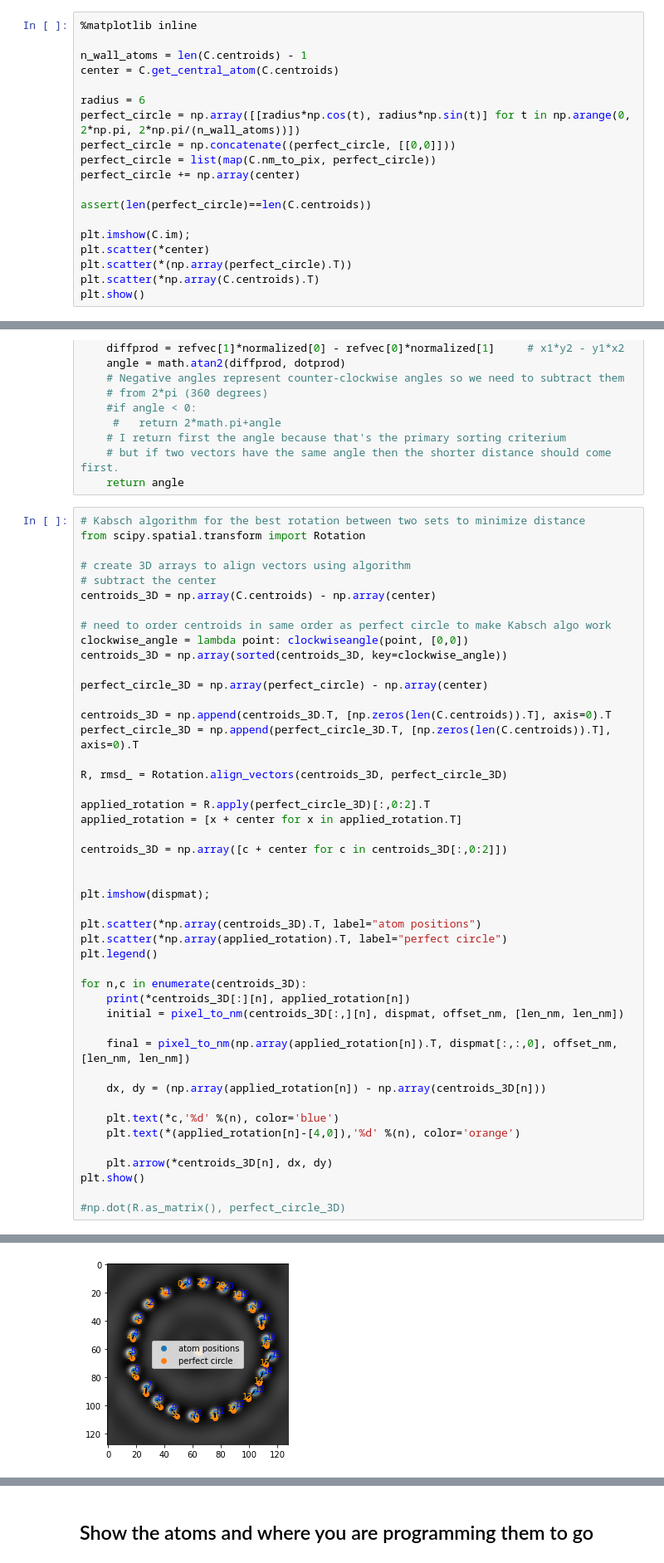
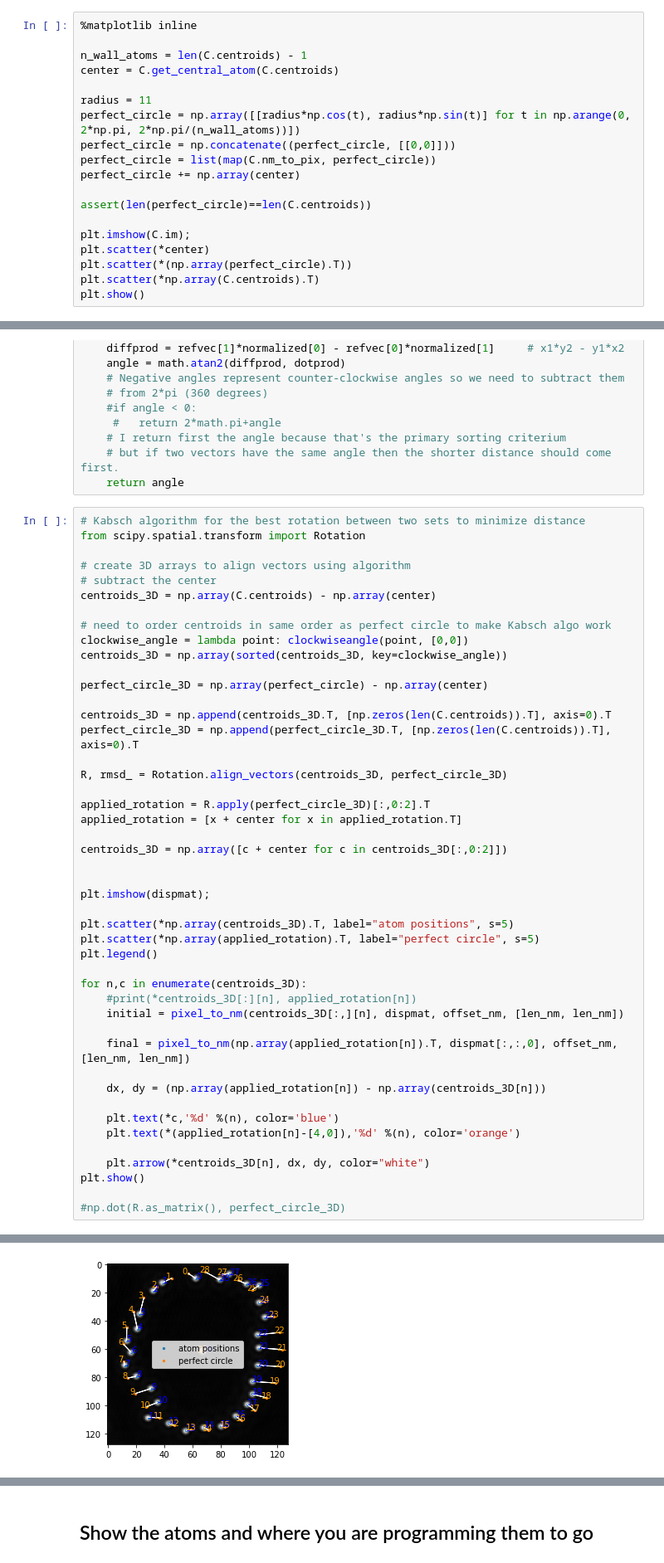
Before and after one commit to abekipnis/Kondo-Aalto, a Jupyter notebook: example_notebooks/GUI2.ipynb, the cells around one changed output, grey strips where cells are left out. Shown at 83% size. Drawn from its saved outputs; the diff is of its cells as text.

Commit message:
editing arrow colors, making sure offset is set before doing manipulations

```diff
--- a/example_notebooks/GUI2.ipynb
+++ b/example_notebooks/GUI2.ipynb
@@ -107,7 +100,7 @@ C.get_corral_radius(1, savefig=False)
 n_wall_atoms = len(C.centroids) - 1
 center = C.get_central_atom(C.centroids)
 
-radius = 6
+radius = 11
 perfect_circle = np.array([[radius*np.cos(t), radius*np.sin(t)] for t in np.arange(0, 2*np.pi, 2*np.pi/(n_wall_atoms))])
 perfect_circle = np.concatenate((perfect_circle, [[0,0]]))
 perfect_circle = list(map(C.nm_to_pix, perfect_circle))
@@ -174,12 +167,12 @@ centroids_3D = np.array([c + center for c in centroids_3D[:,0:2]])
 
 plt.imshow(dispmat);
 
-plt.scatter(*np.array(centroids_3D).T, label="atom positions")
-plt.scatter(*np.array(applied_rotation).T, label="perfect circle")
+plt.scatter(*np.array(centroids_3D).T, label="atom positions", s=5)
+plt.scatter(*np.array(applied_rotation).T, label="perfect circle", s=5)
 plt.legend()
 
 for n,c in enumerate(centroids_3D):
-    print(*centroids_3D[:][n], applied_rotation[n])
+    #print(*centroids_3D[:][n], applied_rotation[n])
     initial = pixel_to_nm(centroids_3D[:,][n], dispmat, offset_nm, [len_nm, len_nm])
 
     final = pixel_to_nm(np.array(applied_rotation[n]).T, dispmat[:,:,0], offset_nm, [len_nm, len_nm])
@@ -189,7 +182,7 @@ for n,c in enumerate(centroids_3D):
     plt.text(*c,'%d' %(n), color='blue')
     plt.text(*(applied_rotation[n]-[4,0]),'%d' %(n), color='orange')
 
-    plt.arrow(*centroids_3D[n], dx, dy)
+    plt.arrow(*centroids_3D[n], dx, dy, color="white")
 plt.show()
 
 #np.dot(R.as_matrix(), perfect_circle_3D)
@@ -214 +191 @@ zero vector
-[figure, old version]
+[figure, new version]
```
Also changed, not shown: parts of 8 cells of this notebook.
